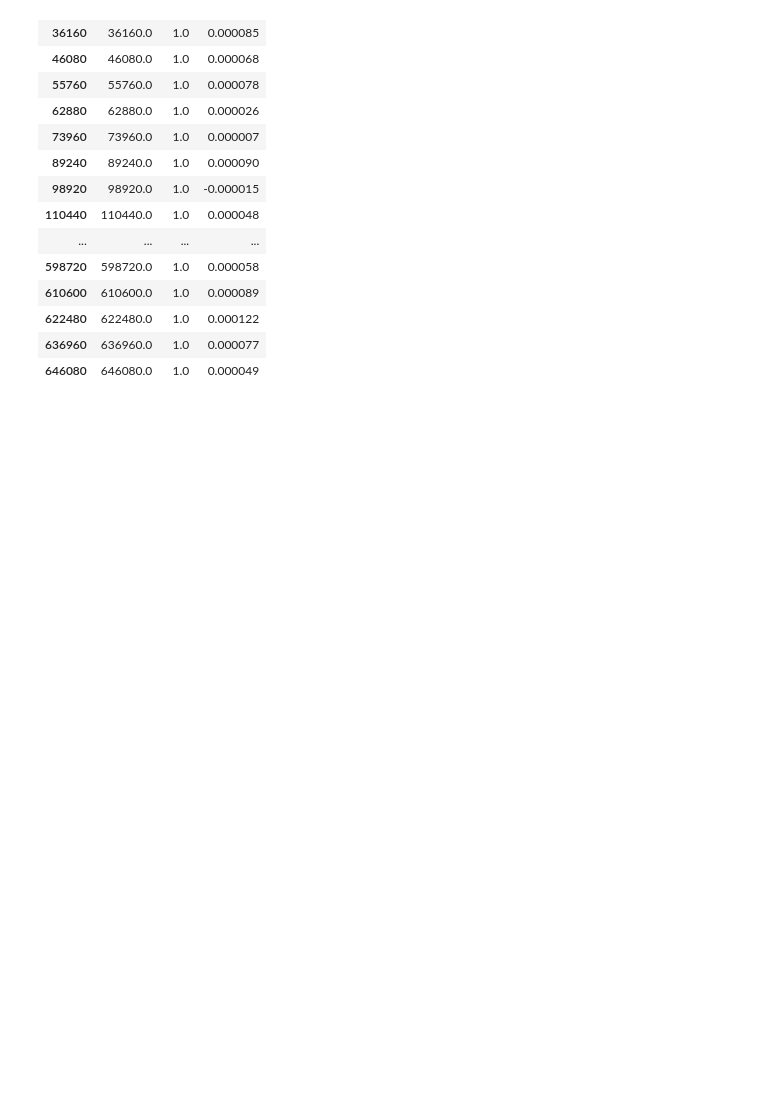
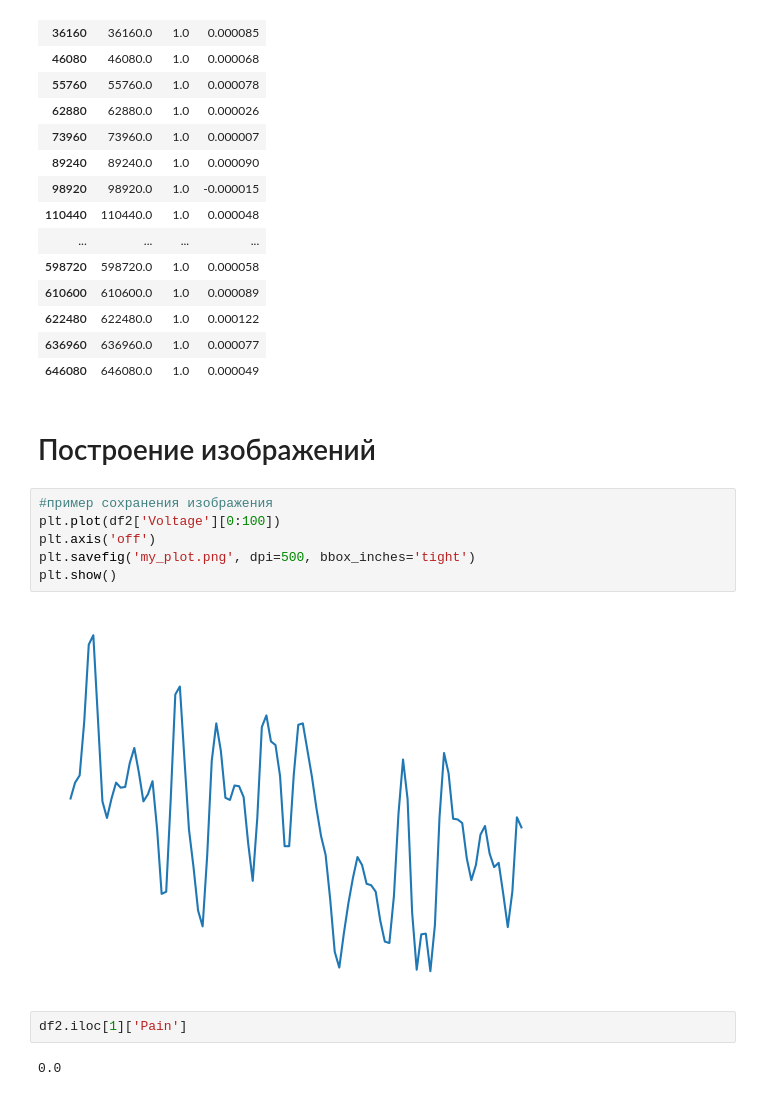
Before and after one commit to George-Pustovit/pain_detection, a Jupyter notebook: Practice.ipynb, the cells around one changed output. Cells and saved outputs as stored; diff of their text form; blank space fills up the shorter version.

Commit message:
Добавлено сохранение изображений в отдельную папку
Добавлено сохранение изображений в отдельную папку с нумерацией и наличием боли на данном участке

```diff
--- a/Practice.ipynb
+++ b/Practice.ipynb
@@ -259,3 +239,17 @@ df2[df2['Pain'] == 1]
 | 622480 | 622480.0 | 1.0 | 0.000122 |
 | 636960 | 636960.0 | 1.0 | 0.000077 |
 | 646080 | 646080.0 | 1.0 | 0.000049 |
+# %% [markdown]
+# Построение изображений
+# %%
+#пример сохранения изображения
+plt.plot(df2['Voltage'][0:100])
+plt.axis('off')
+plt.savefig('my_plot.png', dpi=500, bbox_inches='tight')
+plt.show()
+# %% [output]
+[figure, added]
+# %%
+df2.iloc[1]['Pain']
+# %% [output]
+0.0
```
Also changed, not shown: parts of 6 cells of this notebook.
